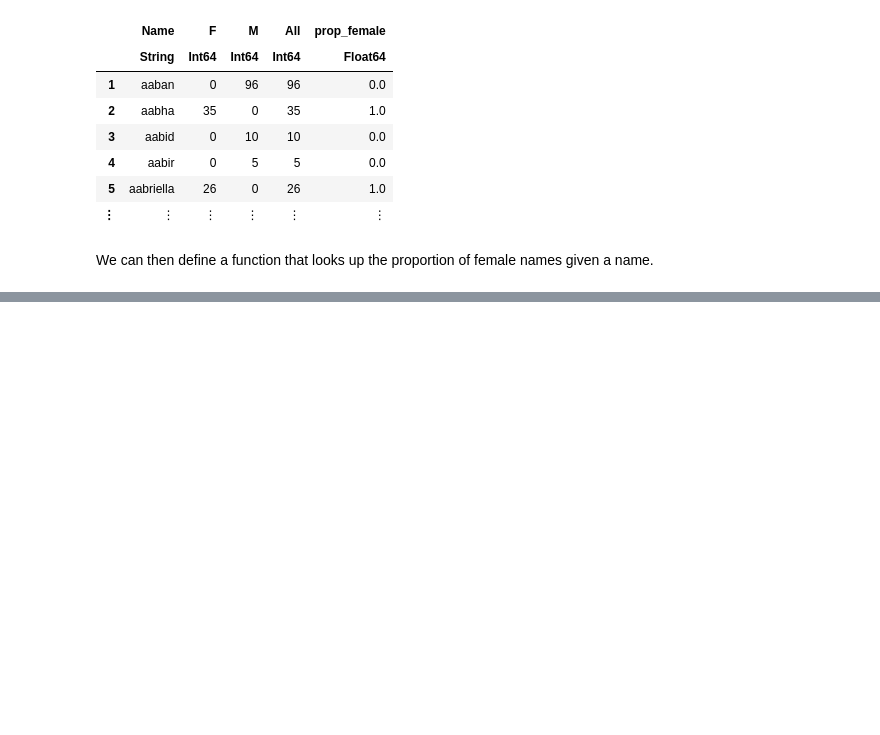
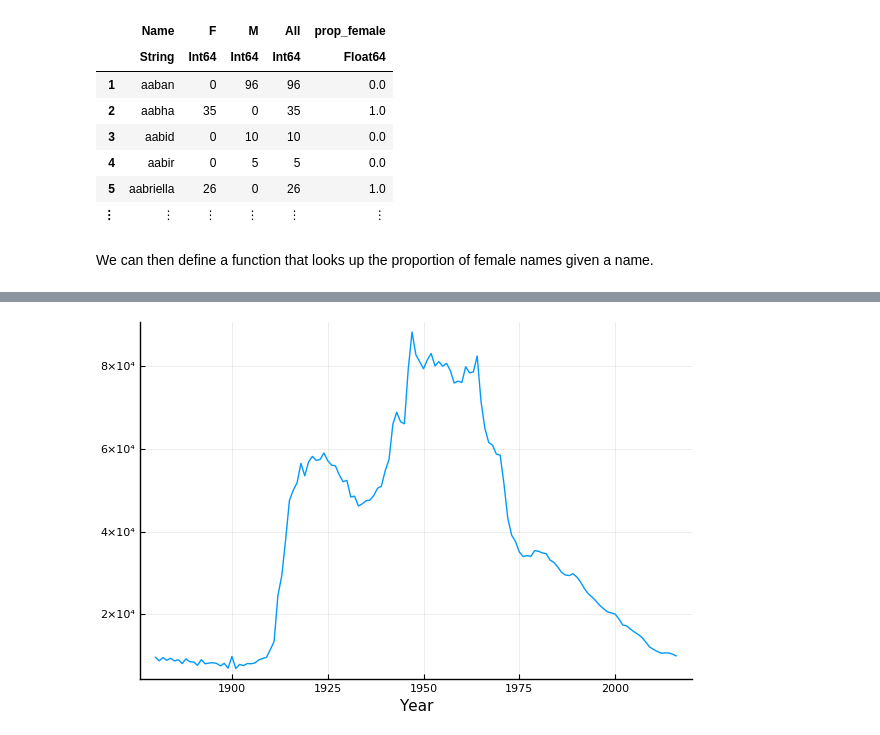
Before and after one commit to irinabchan/textbook, a Jupyter notebook: notebooks/01/lifecycle_students_julia_3.ipynb, the cells around one changed output, grey strips where cells are left out. Saved outputs shown, nothing was run; the diff lists cells and outputs as text; code cells hidden in the pictures; blank space fills up the shorter version.

```diff
--- a/notebooks/01/lifecycle_students_julia_3.ipynb
+++ b/notebooks/01/lifecycle_students_julia_3.ipynb
@@ -178,0 +296,3 @@ sex_from_name("mary")
+# %%
+john_df = filter(row -> row.Name == "john" &&  row.Sex == "M", babynames)
+sort!(john_df, :Year)
@@ -178,0 +309,4 @@ sex_from_name("mary")
+# %%
+plot(john_df.Year, john_df.Count, xaxis="Year", leg=false)
+# %% [output]
+[figure, added]
```
Also changed, not shown: parts of 24 cells of this notebook, 1 other file.
